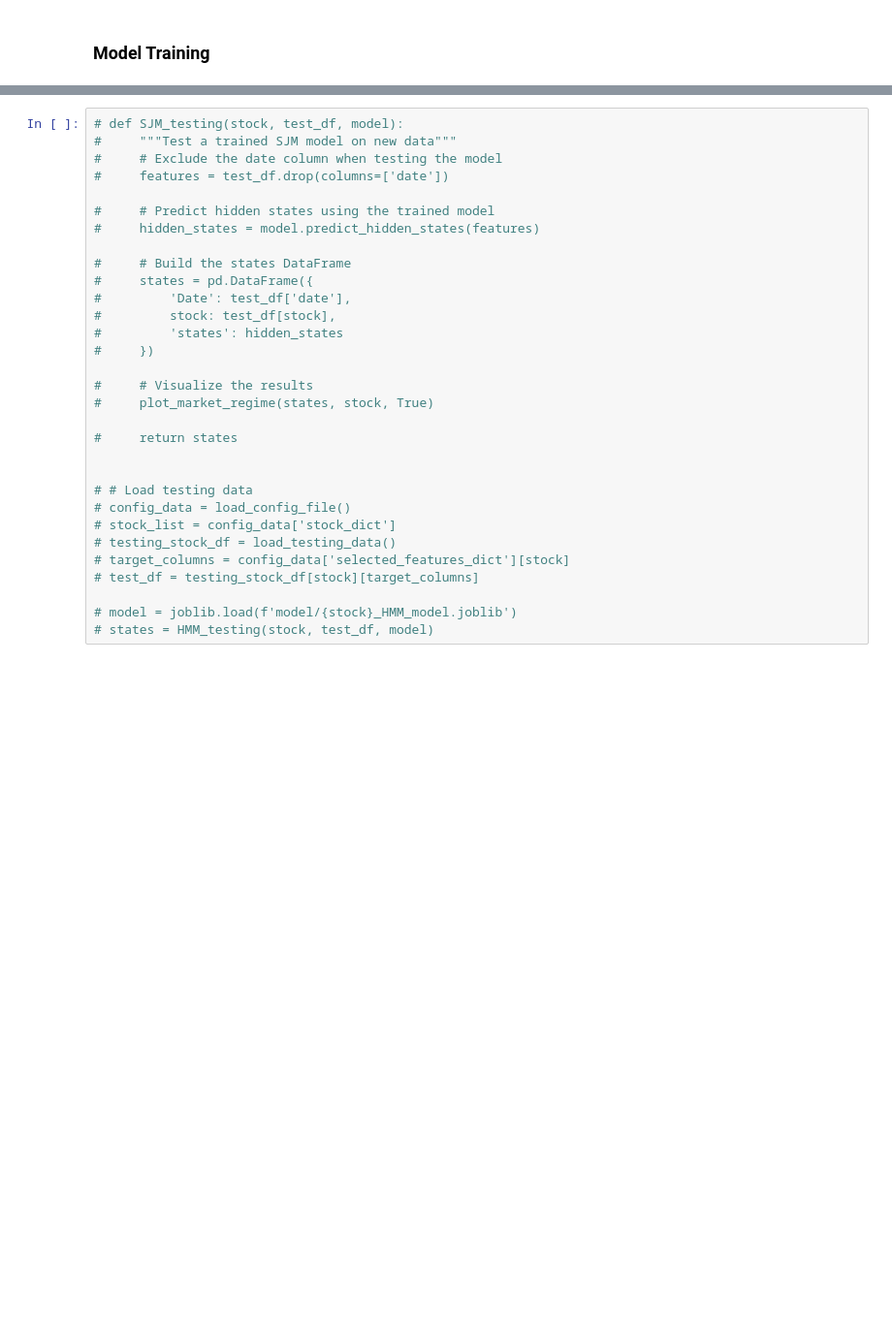
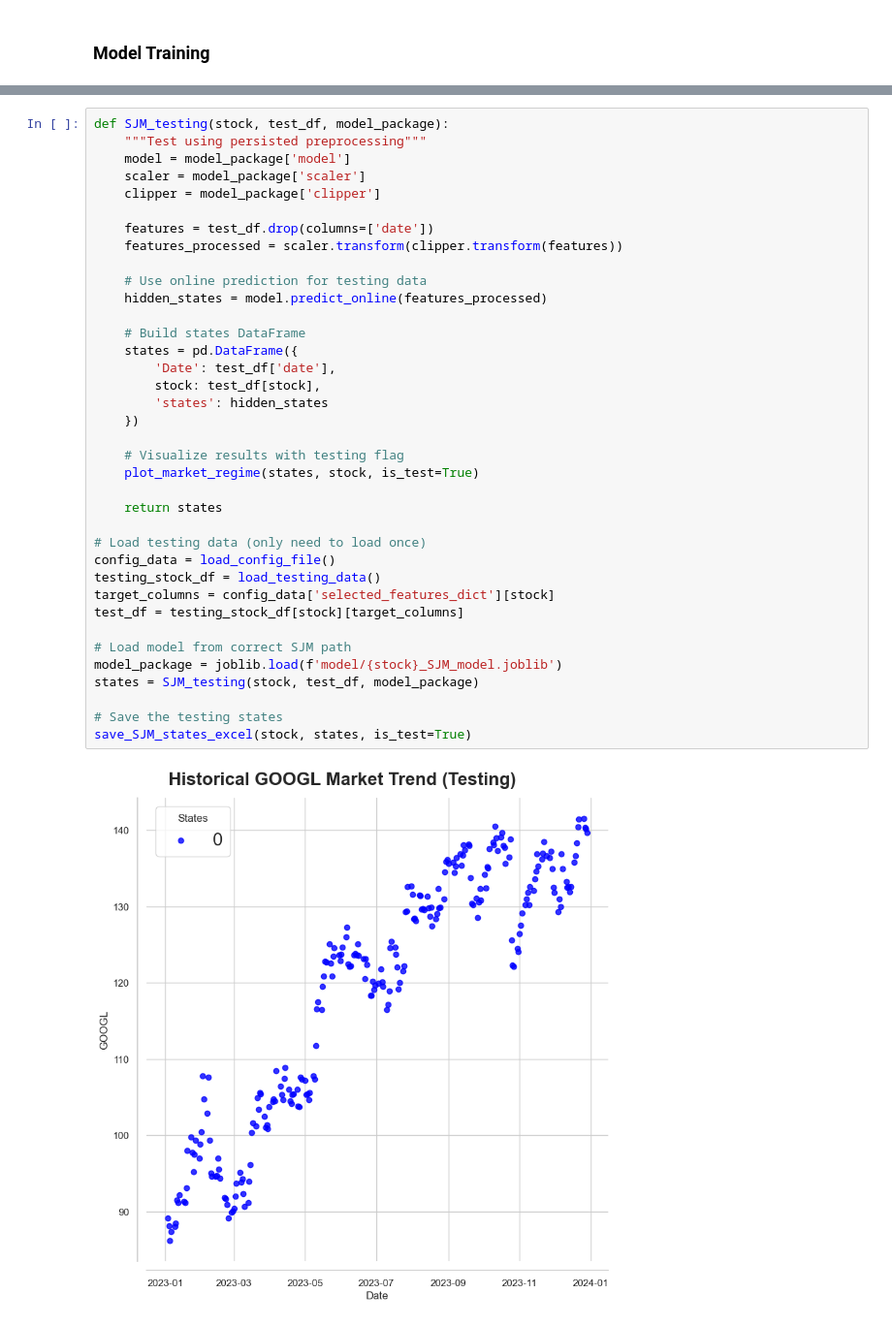
Before and after one commit to RaymondRaman/Stock-Market-Trend-Forecasting-with-Regime-and-Diffusion-Model, a Jupyter notebook: 4b. SJM_training&testing.ipynb, the cells around one changed output, grey strips where cells are left out. Shown: that part at 97% size. Saved outputs shown, nothing was run; the diff lists cells and outputs as text; blank space fills up the shorter version.

```diff
--- a/4b. SJM_training&testing.ipynb
+++ b/4b. SJM_training&testing.ipynb
@@ -73,31 +97,39 @@ ModuleNotFoundError: No module named 'jumpmodels'
 # %%
-# def SJM_testing(stock, test_df, model):
-#     """Test a trained SJM model on new data"""
-#     # Exclude the date column when testing the model
-#     features = test_df.drop(columns=['date'])
+def SJM_testing(stock, test_df, model_package):
+    """Test using persisted preprocessing"""
+    model = model_package['model']
+    scaler = model_package['scaler']
+    clipper = model_package['clipper']
 
-#     # Predict hidden states using the trained model
-#     hidden_states = model.predict_hidden_states(features)
+    features = test_df.drop(columns=['date'])
+    features_processed = scaler.transform(clipper.transform(features))
 
-#     # Build the states DataFrame
-#     states = pd.DataFrame({
-#         'Date': test_df['date'],
-#         stock: test_df[stock],
-#         'states': hidden_states
-#     })
+    # Use online prediction for testing data
+    hidden_states = model.predict_online(features_processed)
 
-#     # Visualize the results
-#     plot_market_regime(states, stock, True)
+    # Build states DataFrame
+    states = pd.DataFrame({
+        'Date': test_df['date'],
+        stock: test_df[stock],
+        'states': hidden_states
+    })
 
-#     return states
+    # Visualize results with testing flag
+    plot_market_regime(states, stock, is_test=True)
 
+    return states
 
-# # Load testing data
-# config_data = load_config_file()
-# stock_list = config_data['stock_dict']
-# testing_stock_df = load_testing_data()
-# target_columns = config_data['selected_features_dict'][stock]
-# test_df = testing_stock_df[stock][target_columns]
+# Load testing data (only need to load once)
+config_data = load_config_file()
+testing_stock_df = load_testing_data()
+target_columns = config_data['selected_features_dict'][stock]
+test_df = testing_stock_df[stock][target_columns]
 
-# model = joblib.load(f'model/{stock}_HMM_model.joblib')
-# states = HMM_testing(stock, test_df, model)
+# Load model from correct SJM path
+model_package = joblib.load(f'model/{stock}_SJM_model.joblib')
+states = SJM_testing(stock, test_df, model_package)
+
+# Save the testing states
+save_SJM_states_excel(stock, states, is_test=True)
+# %% [output]
+[figure, added]
```
Also changed, not shown: parts of 3 cells of this notebook, 4 other files.
